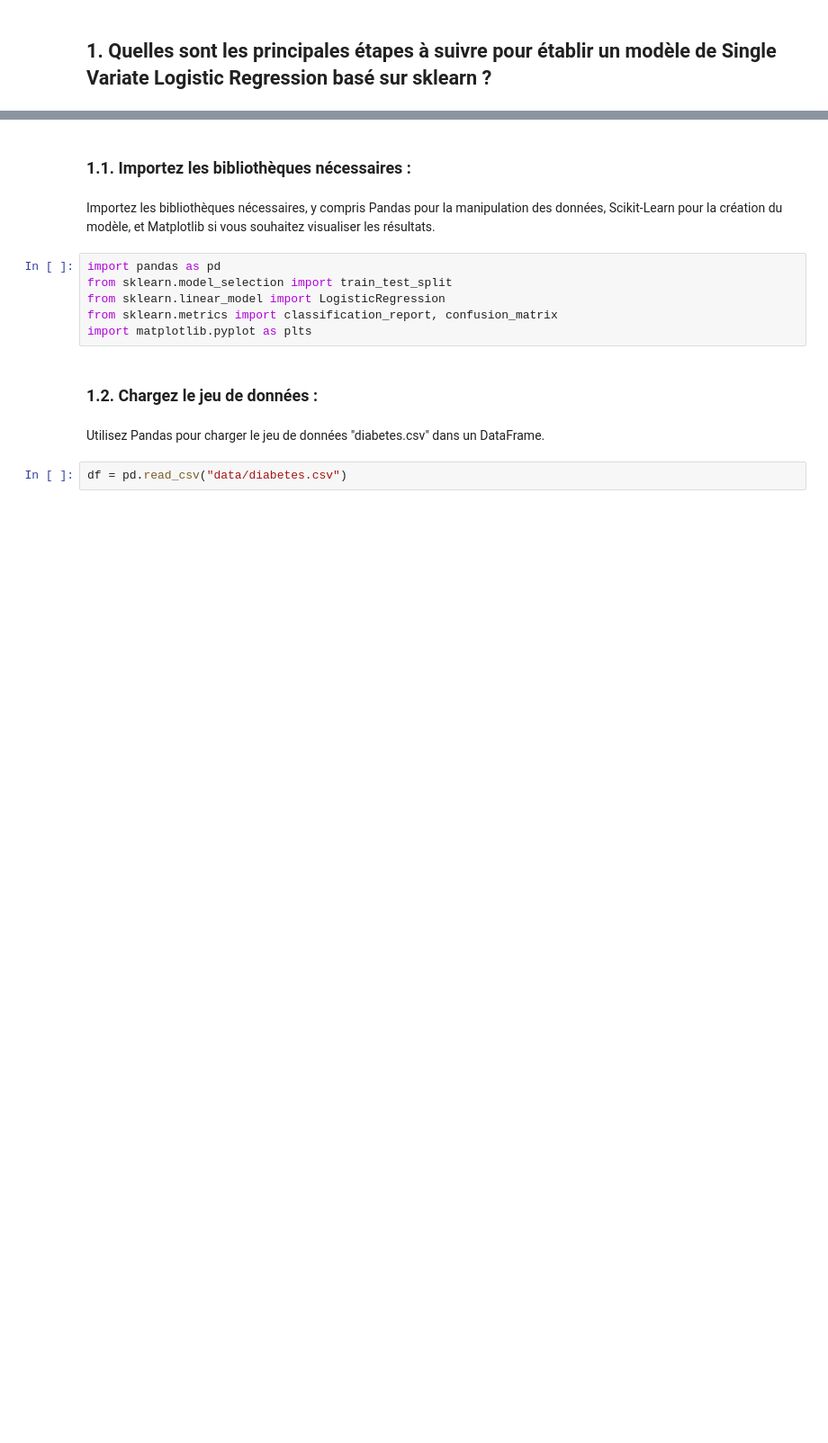
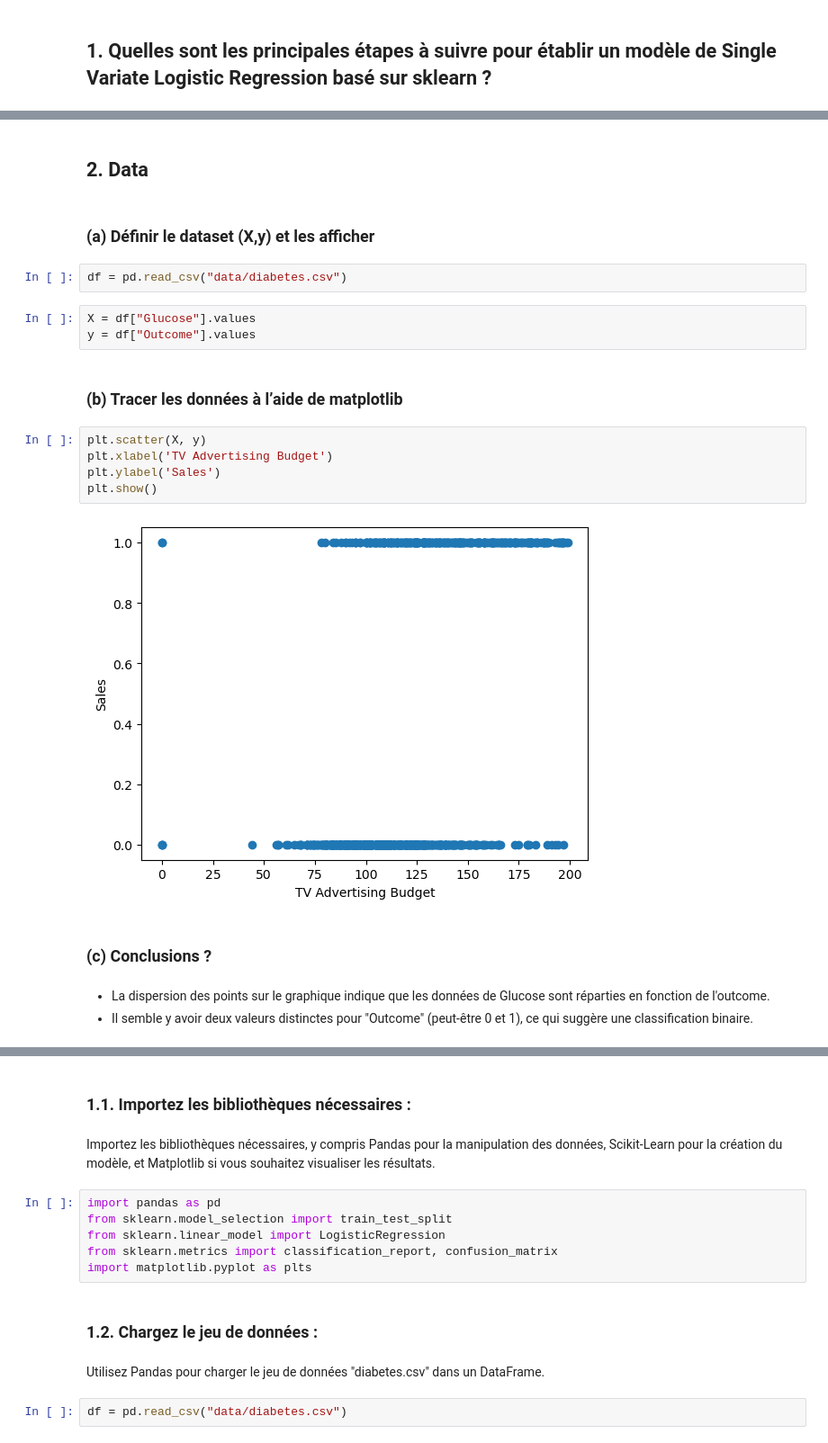
Before and after one commit to Ayoub-etoullali/Activites-Pratiques-SD, a Jupyter notebook: Atelier 1/Problème 2 - Règression logistique.ipynb, the cells around one changed output, grey strips where cells are left out. Shown at 90% size. Drawn from its saved outputs; the diff is of its cells as text; blank space fills up the shorter version.

```diff
--- a/Atelier 1/Problème 2 - Règression logistique.ipynb
+++ b/Atelier 1/Problème 2 - Règression logistique.ipynb
@@ -90,0 +160,23 @@ Moyenne Age: 33.24
+# %% [markdown]
+## 2. Data
+# %% [markdown]
+### (a) Définir le dataset (X,y) et les afficher
+# %%
+df = pd.read_csv("data/diabetes.csv")
+# %%
+X = df["Glucose"].values
+y = df["Outcome"].values
+# %% [markdown]
+### (b) Tracer les données à l’aide de matplotlib
+# %%
+plt.scatter(X, y)
+plt.xlabel('TV Advertising Budget')
+plt.ylabel('Sales')
+plt.show()
+# %% [output]
+[figure, added]
+# %% [markdown]
+### (c) Conclusions ?
+# %% [markdown]
+- La dispersion des points sur le graphique indique que les données de Glucose sont réparties en fonction de l'outcome.
+- Il semble y avoir deux valeurs distinctes pour "Outcome" (peut-être 0 et 1), ce qui suggère une classification binaire.
```
Also changed, not shown: parts of 138 cells of this notebook, 1 other file.
